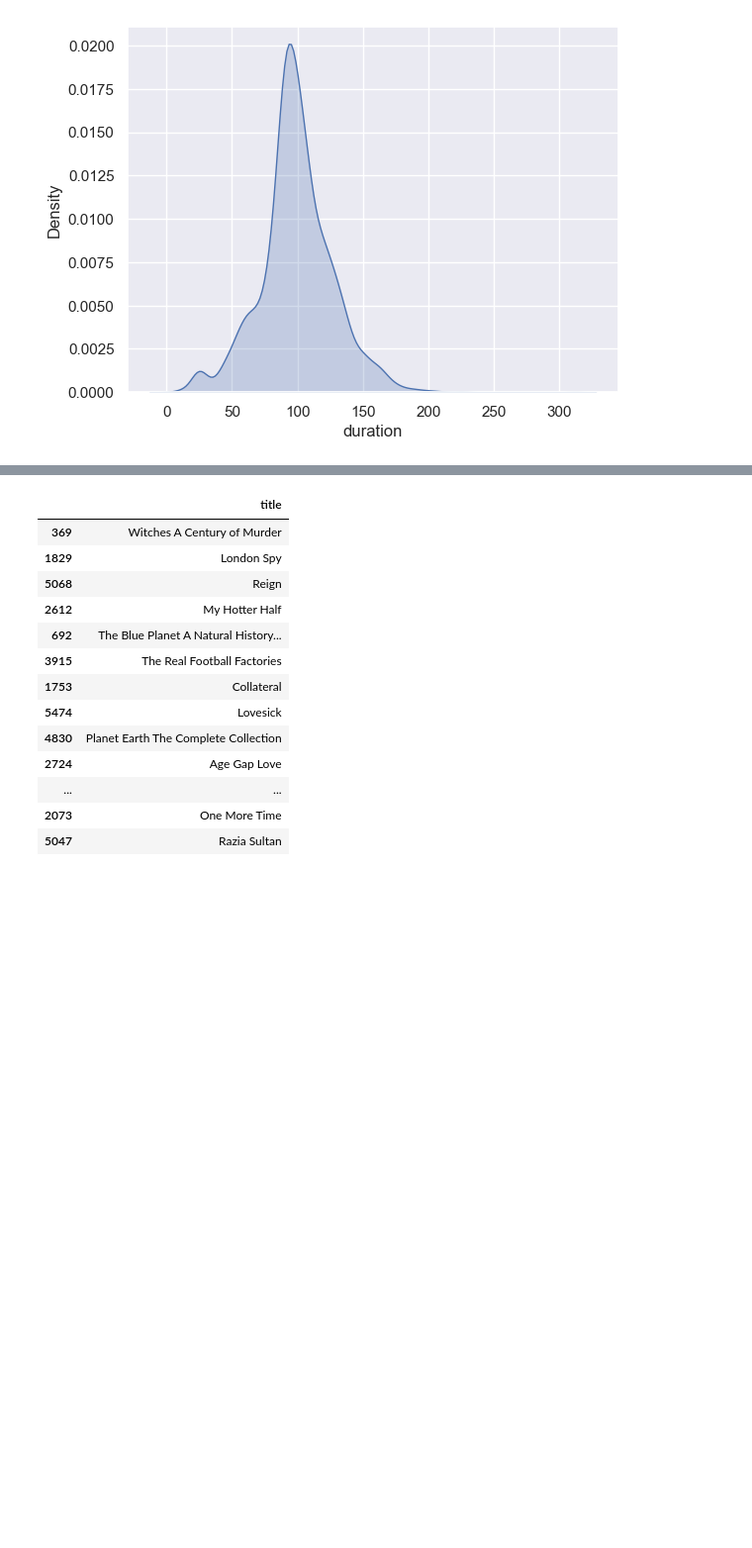
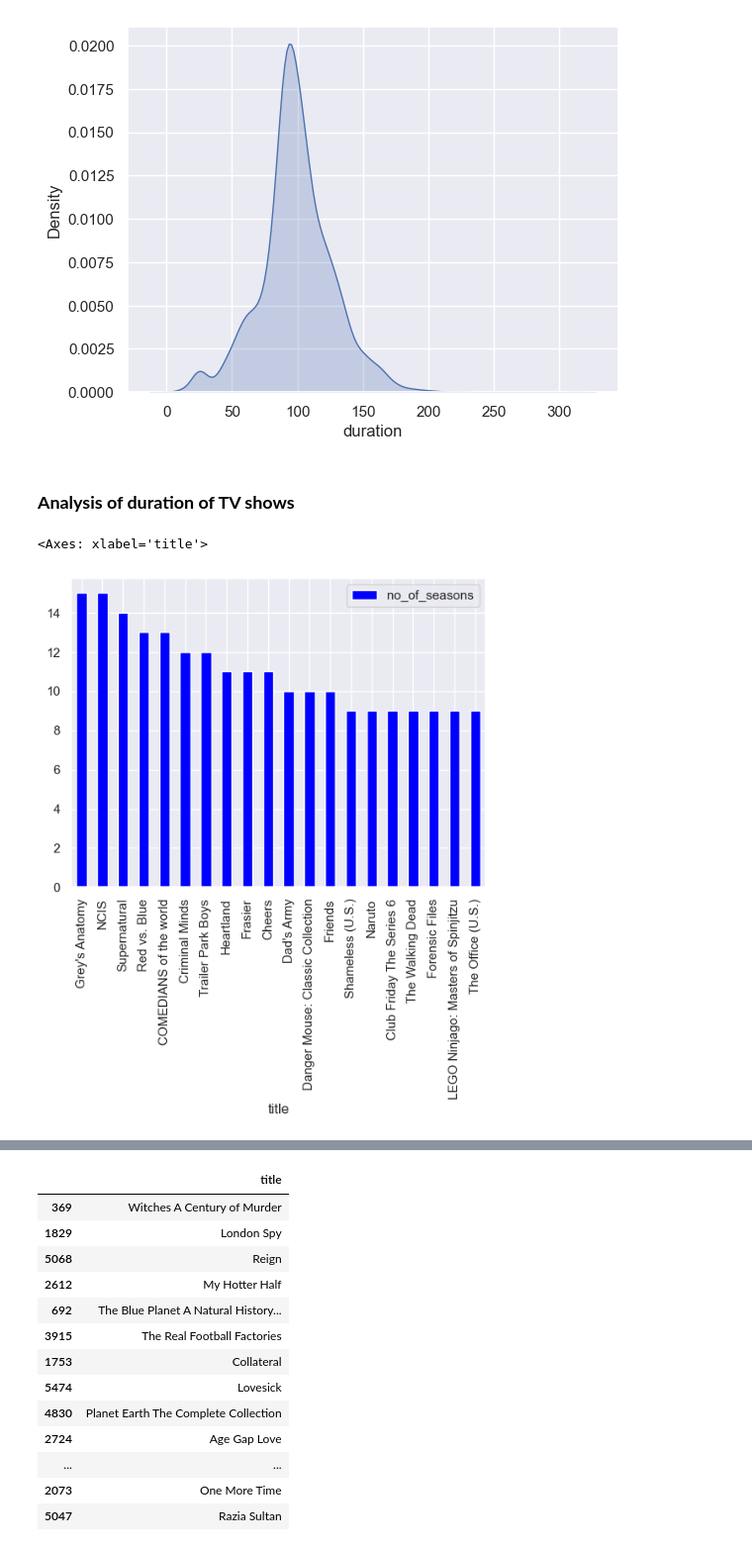
Before and after one commit to LuisBDev/Netflix-Content-Based-Recommendation-System, a Jupyter notebook: netflix_demo_cbrs.ipynb, the cells around one changed output, grey strips where cells are left out. Shown: that part at 99% size. Drawn from its saved outputs; the diff is of its cells as text; code cells hidden in the pictures; blank space fills up the shorter version.

Commit message:
add: Analysis of duration of TV shows

```diff
--- a/netflix_demo_cbrs.ipynb
+++ b/netflix_demo_cbrs.ipynb
@@ -166,6 +166,28 @@ sns.set(style="darkgrid")
 ax=sns.kdeplot(data=netflix_movies['duration'], shade=True)
 # %% [output]
 [figure]
+# %% [markdown]
+### **Analysis of duration of TV shows**
+# %%
+#Analysis of duration of TV shows
+
+features=['title','duration']
+durations= netflix_shows[features]
+durations['no_of_seasons']=durations['duration'].str.replace(' Season','')
+durations['no_of_seasons']=durations['no_of_seasons'].str.replace('s','')
+durations['no_of_seasons']=durations['no_of_seasons'].astype(str).astype(int)
+# %%
+#TV shows with largest number of seasons
+t=['title','no_of_seasons']
+top=durations[t]
+
+top=top.sort_values(by='no_of_seasons', ascending=False)
+
+top20=top[0:20]
+top20.plot(kind='bar',x='title',y='no_of_seasons', color='blue')
+# %% [output]
+<Axes: xlabel='title'>
+[figure, added]
 # %%
 data.dropna(subset=['cast','title','description','listed_in'],inplace=True,axis=0)
 data = data.reset_index(drop=True)
```
Also changed, not shown: parts of 3 cells of this notebook.
